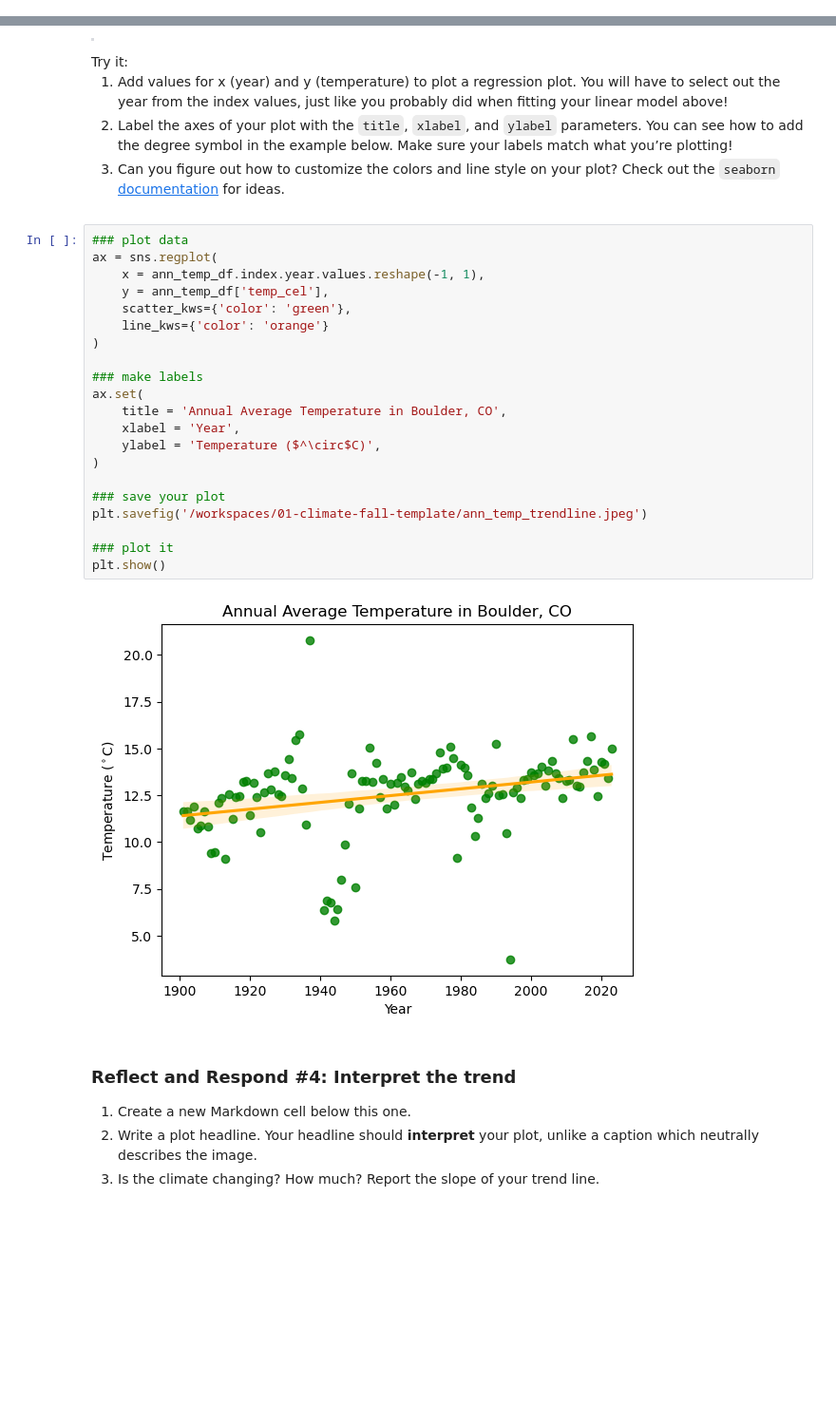
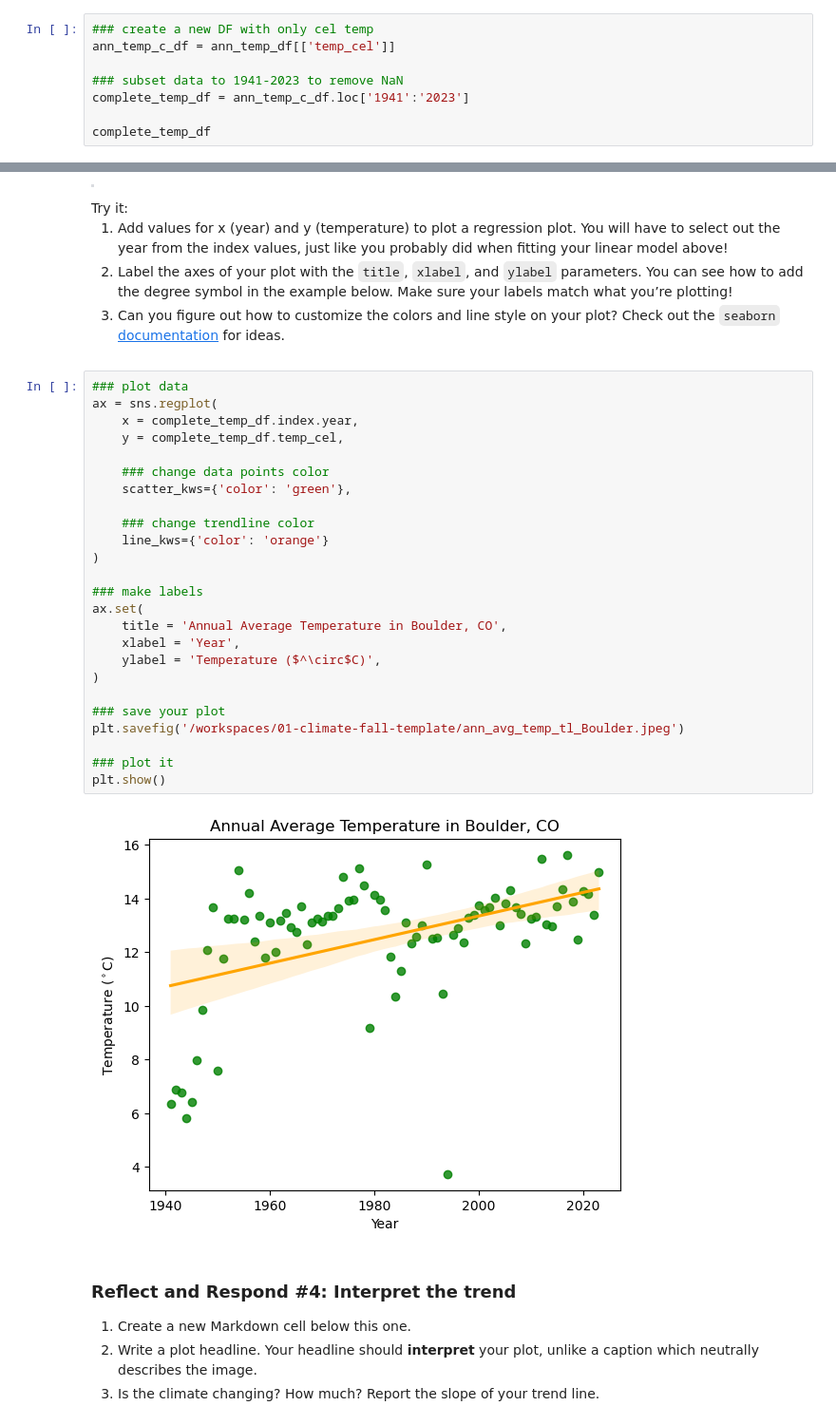
Before and after one commit to hakimsaad9387/01-climate-fall-template, a Jupyter notebook: 05-climate-trendline.ipynb, the cells around one changed output, grey strips where cells are left out. Shown at 95% size. Cells and saved outputs as stored; diff of their text form; blank space fills up the shorter version.

```diff
--- a/05-climate-trendline.ipynb
+++ b/05-climate-trendline.ipynb
@@ -99,3 +111,11 @@ from sklearn.linear_model import LinearRegression
 data when calculating a trend line? Be sure to select out data that
 meets the OLS assumptions.</li>
 </ol></div></div>
+# %%
+### create a new DF with only cel temp
+ann_temp_c_df = ann_temp_df[['temp_cel']]
+
+### subset data to 1941-2023 to remove NaN
+complete_temp_df = ann_temp_c_df.loc['1941':'2023']
+
+complete_temp_df
@@ -158,26 +194,30 @@ href="https://seaborn.pydata.org/">documentation</a> for ideas.</li>
 # %%
 ### plot data
 ax = sns.regplot(
-    x = ann_temp_df.index.year.values.reshape(-1, 1),
-    y = ann_temp_df['temp_cel'],
+    x = complete_temp_df.index.year,
+    y = complete_temp_df.temp_cel,
+
+    ### change data points color
     scatter_kws={'color': 'green'},
+
+    ### change trendline color
     line_kws={'color': 'orange'}
 )
 
 ### make labels
 ax.set(
     title = 'Annual Average Temperature in Boulder, CO',
     xlabel = 'Year',
     ylabel = 'Temperature ($^\circ$C)',
 )
 
 ### save your plot
-plt.savefig('/workspaces/01-climate-fall-template/ann_temp_trendline.jpeg')
+plt.savefig('/workspaces/01-climate-fall-template/ann_avg_temp_tl_Boulder.jpeg')
 
 ### plot it
 plt.show()
 # %% [output]
-[figure, old version]
+[figure, new version]
 # %% [markdown]
 ### Reflect and Respond #4: Interpret the trend
 1.  Create a new Markdown cell below this one.
```
Also changed, not shown: parts of 5 cells of this notebook, 2 other files.
